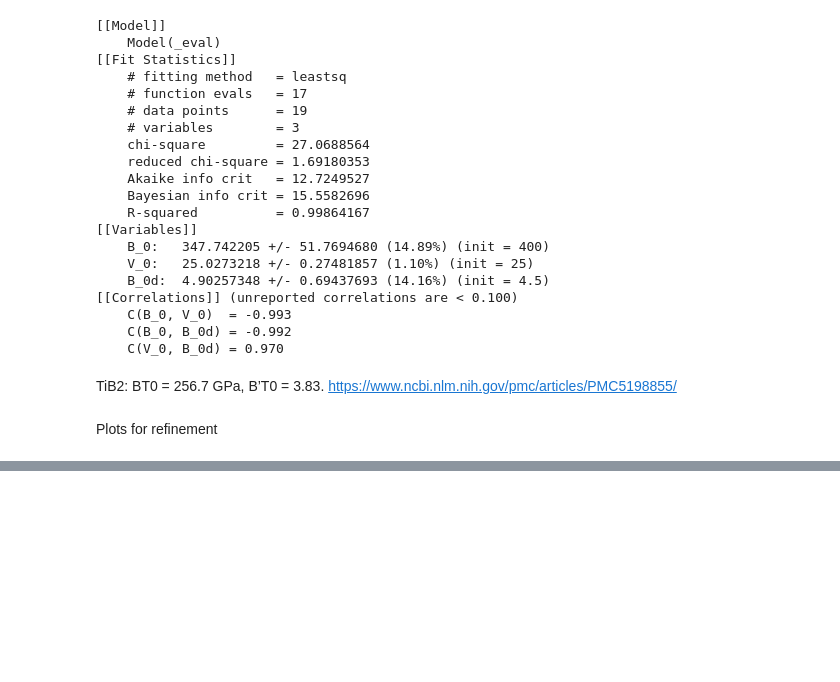
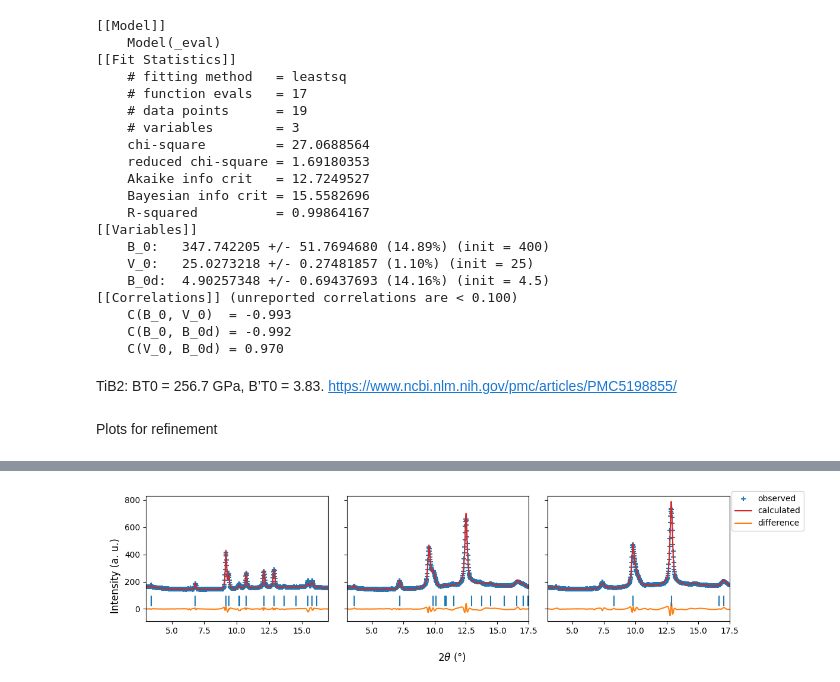
Before and after one commit to jhamlin-ufl/remob2, a Jupyter notebook: notebooks/HPXRD.ipynb, the cells around one changed output, grey strips where cells are left out. Cells and saved outputs as stored; diff of their text form; code cells hidden in the pictures; blank space fills up the shorter version.

```diff
--- a/notebooks/HPXRD.ipynb
+++ b/notebooks/HPXRD.ipynb
@@ -294,6 +291,0 @@ from pathlib import Path
-# %%
-data_dict = {}
-for file in Path("../data/raw").iterdir():
-    if file.name.endswith(".csv") == True:
-        data_dict[file.name] = pd.read_csv(file)
-        print(file.name)
@@ -309,3 +291,0 @@ for file in Path("../data/raw").iterdir():
-# %%
-data = pd.read_csv("../data/raw/28data.csv")
-data
@@ -325,0 +292,11 @@ data
+# %%
+from pathlib import Path
+data_dict, reflec_dict = {}, {}
+for file in Path("../data/raw").iterdir():
+    if "data" in file.name:
+        data = pd.read_csv(file)
+        data_dict[file.name[:2]] = data[data["y_calc"] > 0]
+    if "reflec" in file.name:
+        reflec_dict[file.name[:2]+ "_" +file.name[-7:-4]] = pd.read_csv(file)
+data_dict, reflec_dict = (dict(sorted(_dict.items())) for _dict in (data_dict, reflec_dict))
+print(data_dict.keys(), "\n", reflec_dict.keys())
@@ -325,0 +324,16 @@ data
+# %%
+fig, axs = plt.subplots(1, 3, sharey=True, figsize=(12, 3))
+for ax, data, reflec in zip(axs, data_dict.values(), reflec_dict.values()):
+    ax.scatter(data["x"], data["y_obs"], marker="+", label="observed")
+    ax.plot(data["x"], data["y_calc"], label="calculated", c="tab:red")
+    ax.plot(data["x"], data["y_calc"]-data["y_obs"], label="difference", c="C1")
+    ax.set_xlim([data["x"].min(), data["x"].max()])
+    ax.vlines(reflec["2-theta"], 20, 100)
+handles, labels = plt.gca().get_legend_handles_labels()
+fig.legend(handles, labels, loc="upper right")
+fig.supxlabel(r"2$\theta$" " " r"$(\degree)$")
+fig.supylabel("Intensity (a. u.)")
+plt.tight_layout()
+plt.subplots_adjust(right=0.89)
+# %% [output]
+[figure, added]
```
Also changed, not shown: parts of 6 cells of this notebook, 5 other files.
